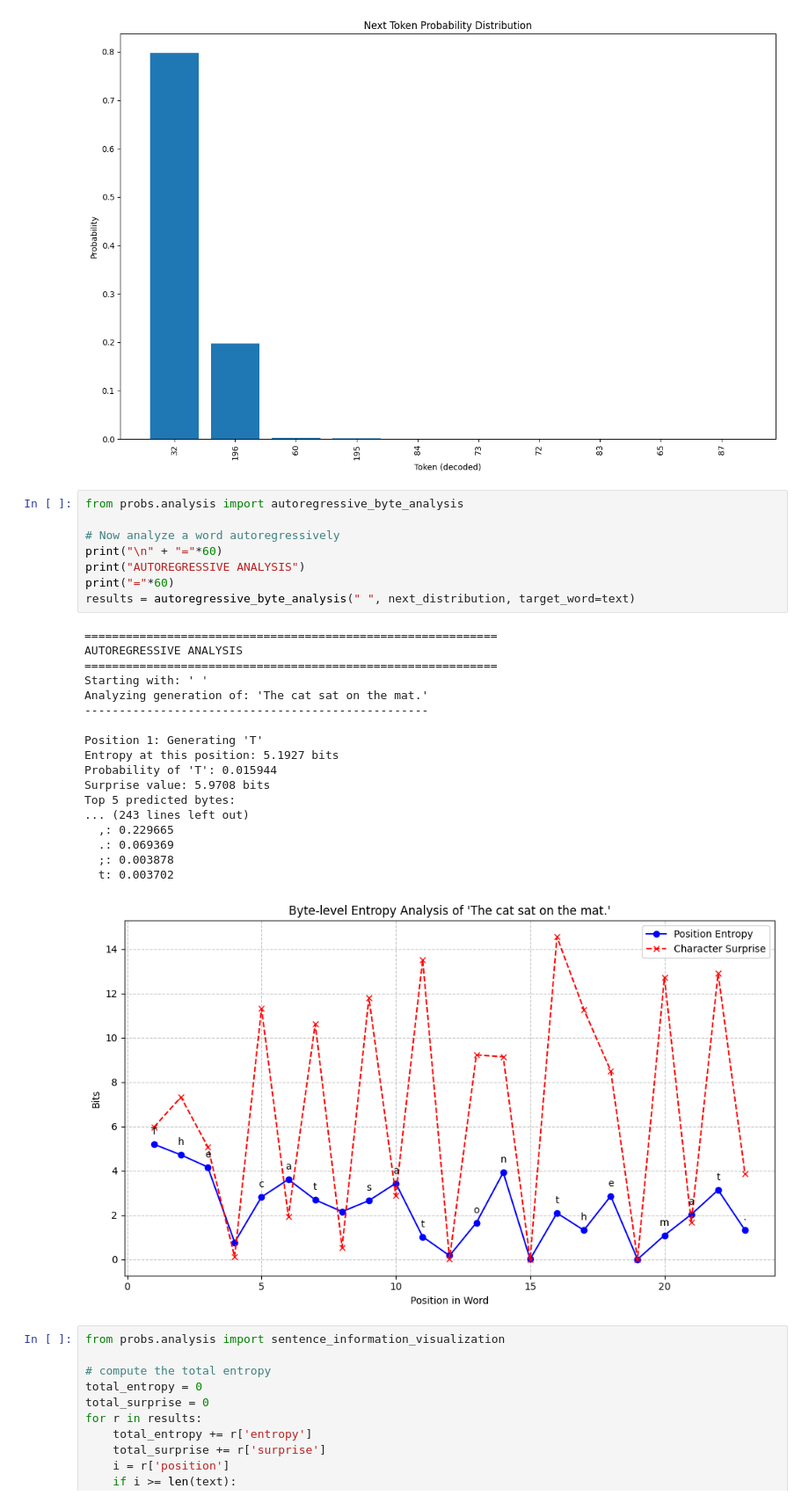
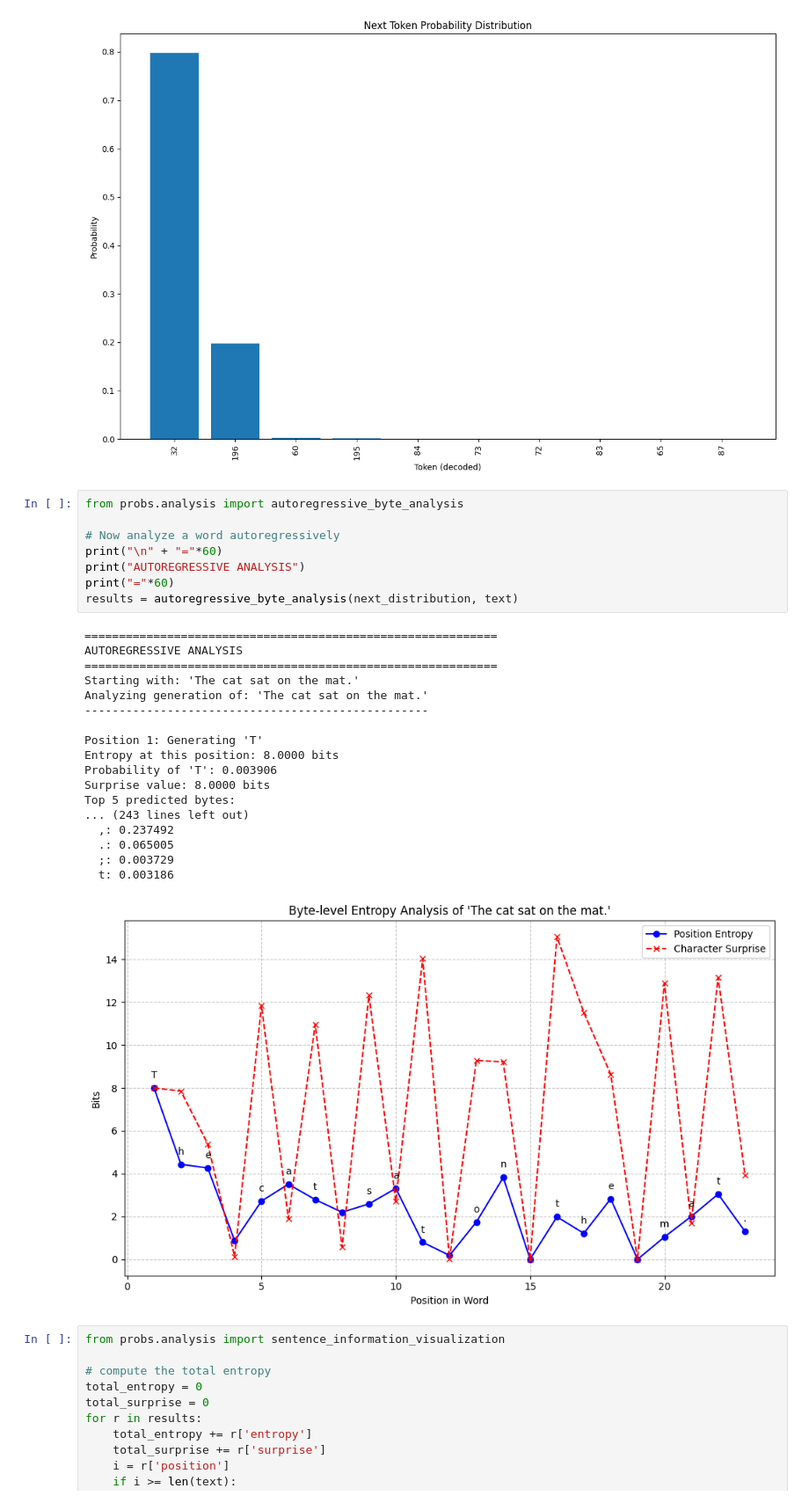
Before and after one commit to Unsuspicious-Industries/blm, a Jupyter notebook: autoregressive_analysis.ipynb, the cells around one changed output. Shown at 88% size. Cells and saved outputs as stored; diff of their text form.

```diff
--- a/autoregressive_analysis.ipynb
+++ b/autoregressive_analysis.ipynb
@@ -52,30 +52,30 @@ Entropy at current position: 0.7766 bits
 # %%
 from probs.analysis import autoregressive_byte_analysis
 
 # Now analyze a word autoregressively
 print("\n" + "="*60)
 print("AUTOREGRESSIVE ANALYSIS")
 print("="*60)
-results = autoregressive_byte_analysis(" ", next_distribution, target_word=text)
+results = autoregressive_byte_analysis(next_distribution, text)
 # %% [output]
 ============================================================
 AUTOREGRESSIVE ANALYSIS
 ============================================================
-Starting with: ' '
+Starting with: 'The cat sat on the mat.'
 Analyzing generation of: 'The cat sat on the mat.'
 --------------------------------------------------
 
 Position 1: Generating 'T'
-Entropy at this position: 5.1927 bits
-Probability of 'T': 0.015944
-Surprise value: 5.9708 bits
+Entropy at this position: 8.0000 bits
+Probability of 'T': 0.003906
+Surprise value: 8.0000 bits
 Top 5 predicted bytes:
 ... (243 lines left out)
-  ,: 0.229665
-  .: 0.069369
-  ;: 0.003878
-  t: 0.003702
+  ,: 0.237492
+  .: 0.065005
+  ;: 0.003729
+  t: 0.003186
-[figure, old version]
+[figure, new version]
 # %%
 from probs.analysis import sentence_information_visualization
 
```
Also changed, not shown: parts of 1 cell of this notebook, 4 other files.
